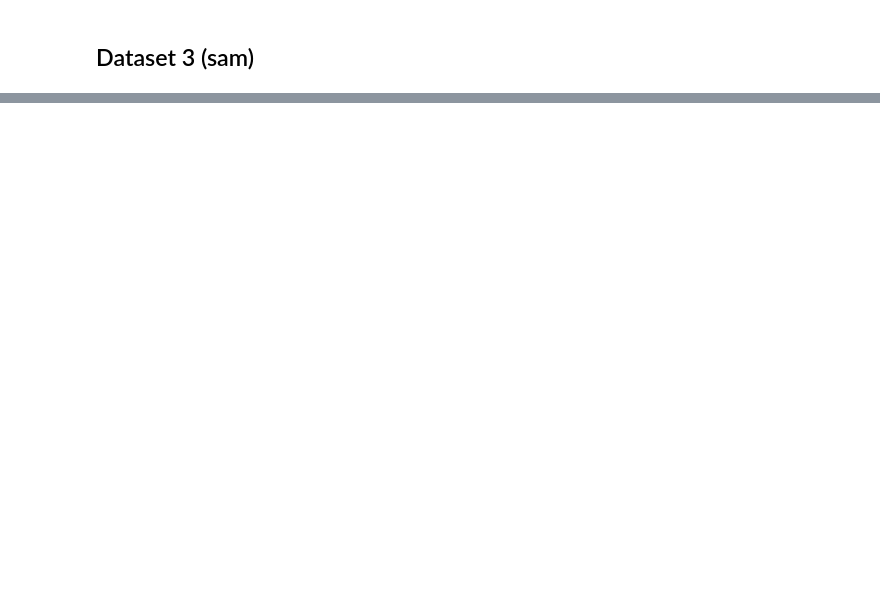
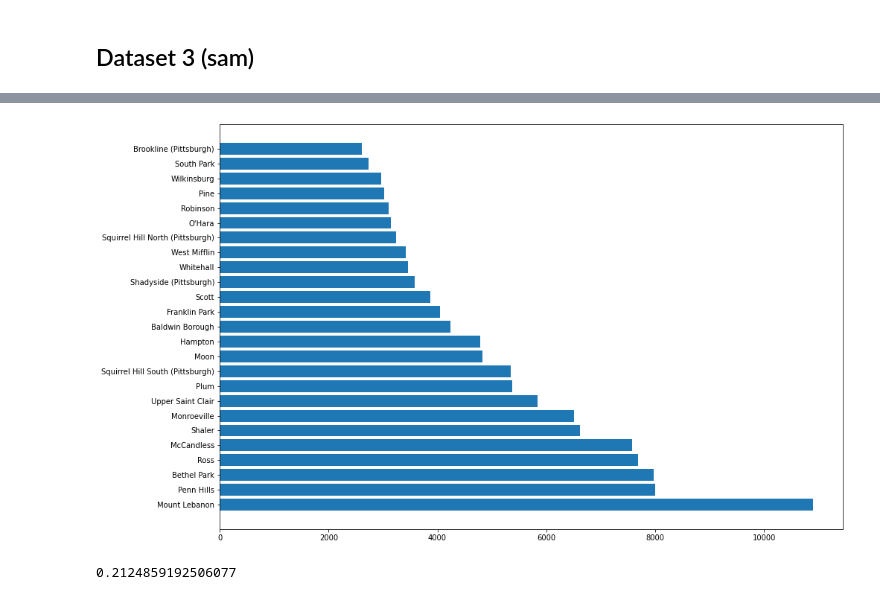
Before and after one commit to sam-lb/cmpinf0010_final, a Jupyter notebook: final project.ipynb, the cells around one changed output, grey strips where cells are left out. Saved outputs shown, nothing was run; the diff lists cells and outputs as text; code cells hidden in the pictures; blank space fills up the shorter version.

```diff
--- a/final project.ipynb
+++ b/final project.ipynb
@@ -34,0 +34,13 @@ Reflect on how the data-driven determination of “best neighborhood” is the s
+# %%
+%matplotlib inline
+import pandas as pd
+import matplotlib.pyplot as plt
+plt.rcParams['figure.figsize'] = [15, 10]
+df = pd.read_csv("covid.csv")
+df.sort_values("bivalent_booster", ascending=False, inplace=True)
+# %%
+top = df.head(25)
+plt.barh(top["neighborhood_municipality"], top["bivalent_booster"])
+plt.show()
+# %% [output]
+[figure, added]
@@ -34,0 +49,7 @@ Reflect on how the data-driven determination of “best neighborhood” is the s
+# %%
+pd.set_option('display.max_rows', 70)
+x1 = df2.loc[df2["neighborhood"] == "Shadyside"]
+pop_sh = x1["population"][52]
+covid_sh / pop_sh
+# %% [output]
+0.2124859192506077
```
Also changed, not shown: parts of 22 cells of this notebook, 1 other file.
